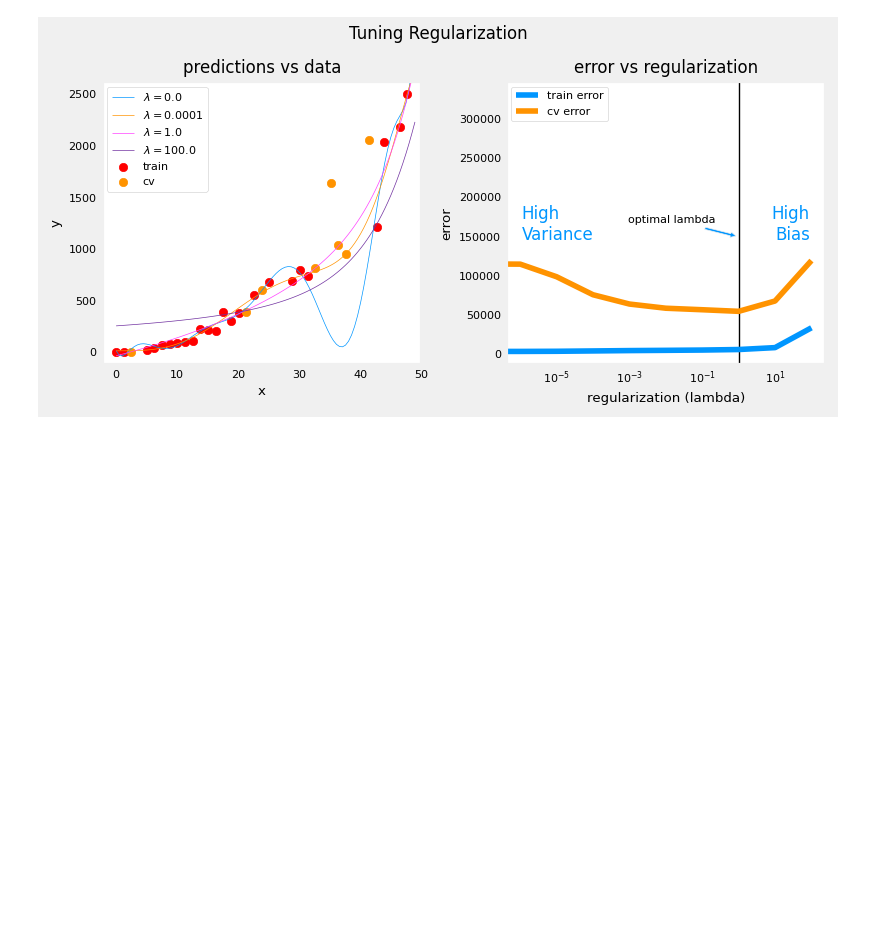
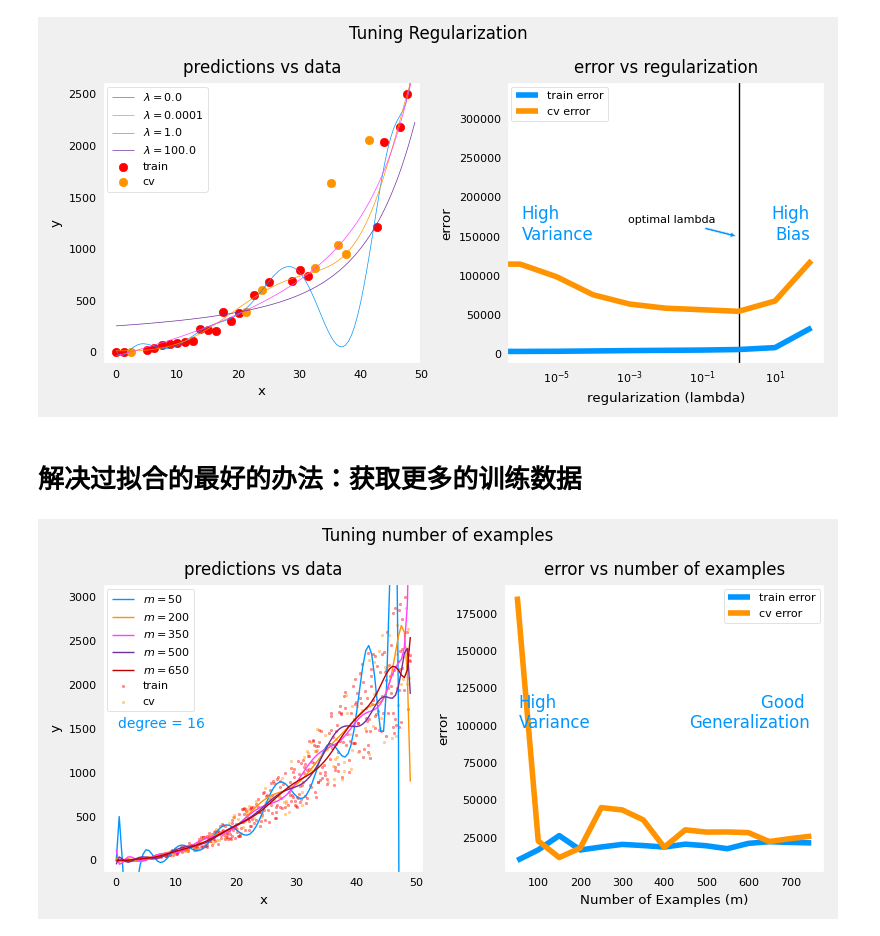
Before and after one commit to KwanWaiPang/draw_figure, a Jupyter notebook: 4.Advice for Applying Machine Learning/code.ipynb, the cells around one changed output. Drawn from its saved outputs; the diff is of its cells as text; code cells hidden in the pictures; blank space fills up the shorter version.

```diff
--- a/4.Advice for Applying Machine Learning/code.ipynb
+++ b/4.Advice for Applying Machine Learning/code.ipynb
@@ -211,3 +211,11 @@ plt.close("all")
 plt_tune_regularization(X_train, y_train, X_cv, y_cv, x, y_pred, err_train, err_cv, optimal_reg_idx, lambda_range)
 # %% [output]
 [figure]
+# %% [markdown]
+# 解决过拟合的最好的办法：获取更多的训练数据
+# %%
+X_train, y_train, X_cv, y_cv, x, y_pred, err_train, err_cv, m_range,degree = tune_m()
+plt_tune_m(X_train, y_train, X_cv, y_cv, x, y_pred, err_train, err_cv, m_range, degree)
+# 从下图可以看到，随着训练数据的增多，模型的泛化能力增强，训练误差和交叉验证误差都在下降
+# %% [output]
+[figure, added]
```
